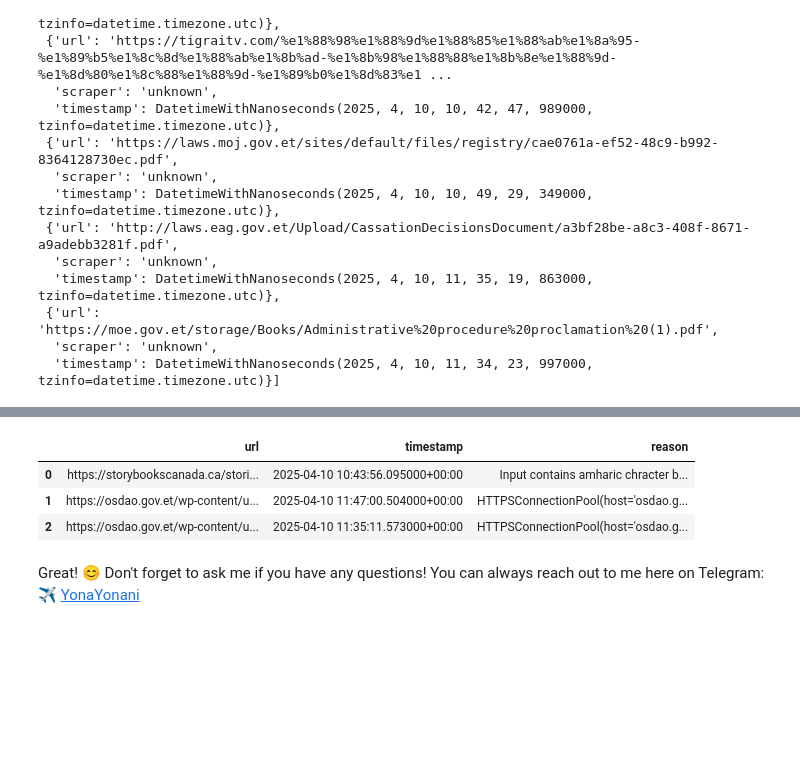
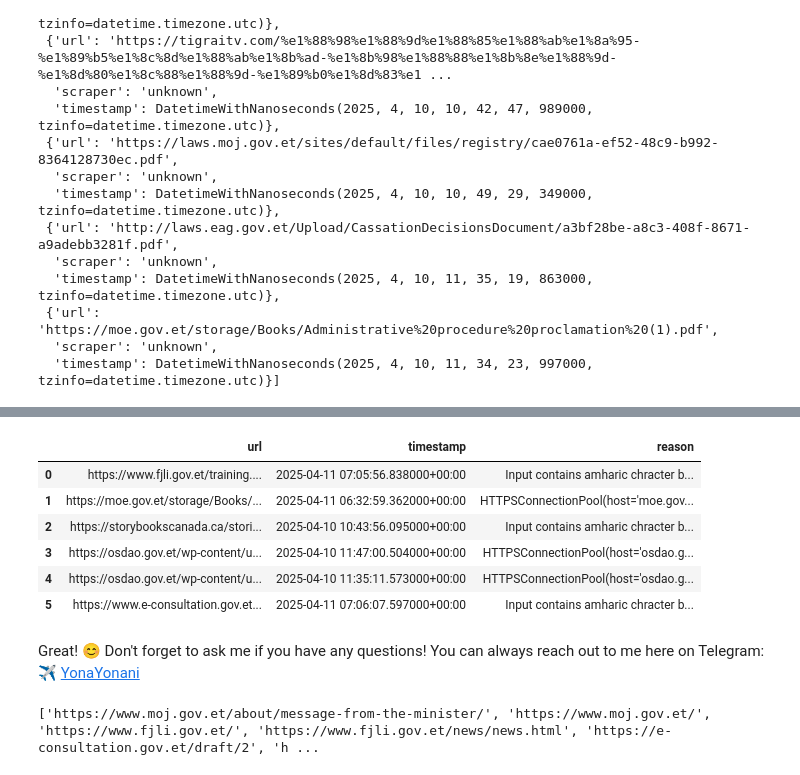
Before and after one commit to YonaniCodes/Scrapify, a Jupyter notebook: notebooks/scrapify_demo.ipynb, the cells around one changed output, grey strips where cells are left out. Cells and saved outputs as stored; diff of their text form; code cells hidden in the pictures; blank space fills up the shorter version.

```diff
--- a/notebooks/scrapify_demo.ipynb
+++ b/notebooks/scrapify_demo.ipynb
@@ -196,9 +227,13 @@ unscraped
-# %%
-unscraped_data
-# %% [output]
-|  | url | timestamp | reason |
-| 0 | https://storybookscanada.ca/stori... | 2025-04-10 10:43:56.095000+00:00 | Input contains amharic chracter b... |
-| 1 | https://osdao.gov.et/wp-content/u... | 2025-04-10 11:47:00.504000+00:00 | HTTPSConnectionPool(host='osdao.g... |
-| 2 | https://osdao.gov.et/wp-content/u... | 2025-04-10 11:35:11.573000+00:00 | HTTPSConnectionPool(host='osdao.g... |
+# %%
+unscraped_data.timestamp=pd.to_datetime(unscraped_data.timestamp)
+unscraped_data
+# %% [output]
+|  | url | timestamp | reason |
+| 0 | https://www.fjli.gov.et/training.... | 2025-04-11 07:05:56.838000+00:00 | Input contains amharic chracter b... |
+| 1 | https://moe.gov.et/storage/Books/... | 2025-04-11 06:32:59.362000+00:00 | HTTPSConnectionPool(host='moe.gov... |
+| 2 | https://storybookscanada.ca/stori... | 2025-04-10 10:43:56.095000+00:00 | Input contains amharic chracter b... |
+| 3 | https://osdao.gov.et/wp-content/u... | 2025-04-10 11:47:00.504000+00:00 | HTTPSConnectionPool(host='osdao.g... |
+| 4 | https://osdao.gov.et/wp-content/u... | 2025-04-10 11:35:11.573000+00:00 | HTTPSConnectionPool(host='osdao.g... |
+| 5 | https://www.e-consultation.gov.et... | 2025-04-11 07:06:07.597000+00:00 | Input contains amharic chracter b... |
 # %% [markdown]
 Great! 😊 Don't forget to ask me if you have any questions! You can always reach out to me here on Telegram: ✈️ [YonaYonani](https://t.me/YonaYonani)
@@ -204,0 +251,5 @@ Great! 😊 Don't forget to ask me if you have any questions! You can always rea
+# %%
+
+print(filtered_urls)
+# %% [output]
+['https://www.moj.gov.et/about/message-from-the-minister/', 'https://www.moj.gov.et/', 'https://www.fjli.gov.et/', 'https://www.fjli.gov.et/news/news.html', 'https://e-consultation.gov.et/draft/2', 'h ...
```
Also changed, not shown: parts of 15 cells of this notebook.
